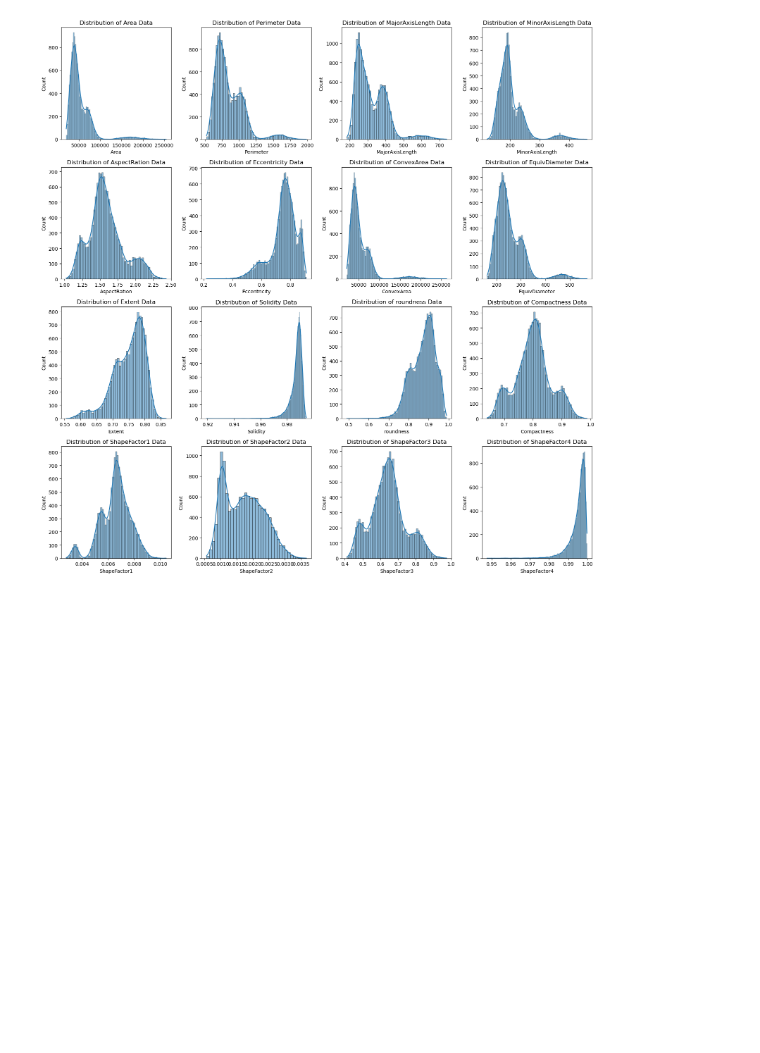
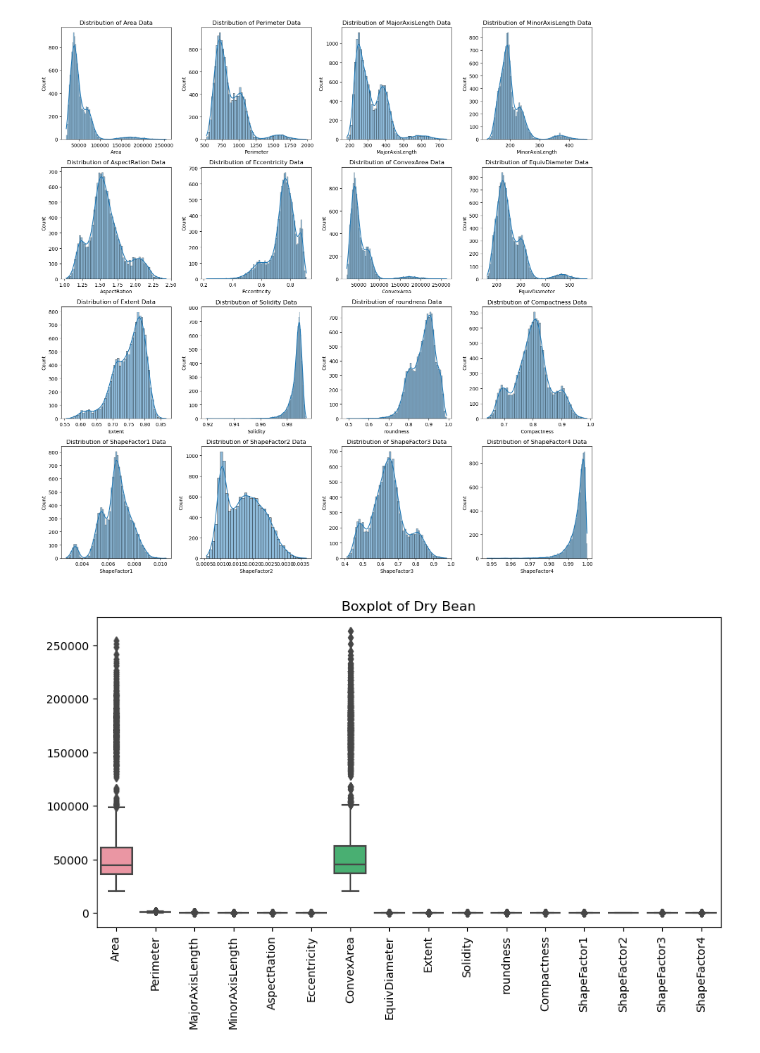
Before and after one commit to MaukanMir/Dry-Bean-Classifier, a Jupyter notebook: training.ipynb, the cells around one changed output. Cells and saved outputs as stored; diff of their text form; code cells hidden in the pictures; blank space fills up the shorter version.

```diff
--- a/training.ipynb
+++ b/training.ipynb
@@ -44,3 +44,12 @@ for i, col in enumerate(features_df, 1):
     plt.plot()
 # %% [output]
 [figure]
+# %%
+# Check outlier of Dry Bean features
+plt.figure(figsize = (10, 5))
+sns.boxplot(df[features_df])
+plt.title("Boxplot of Dry Bean")
+plt.xticks(rotation = 90)
+plt.show()
+# %% [output]
+[figure, added]
```
